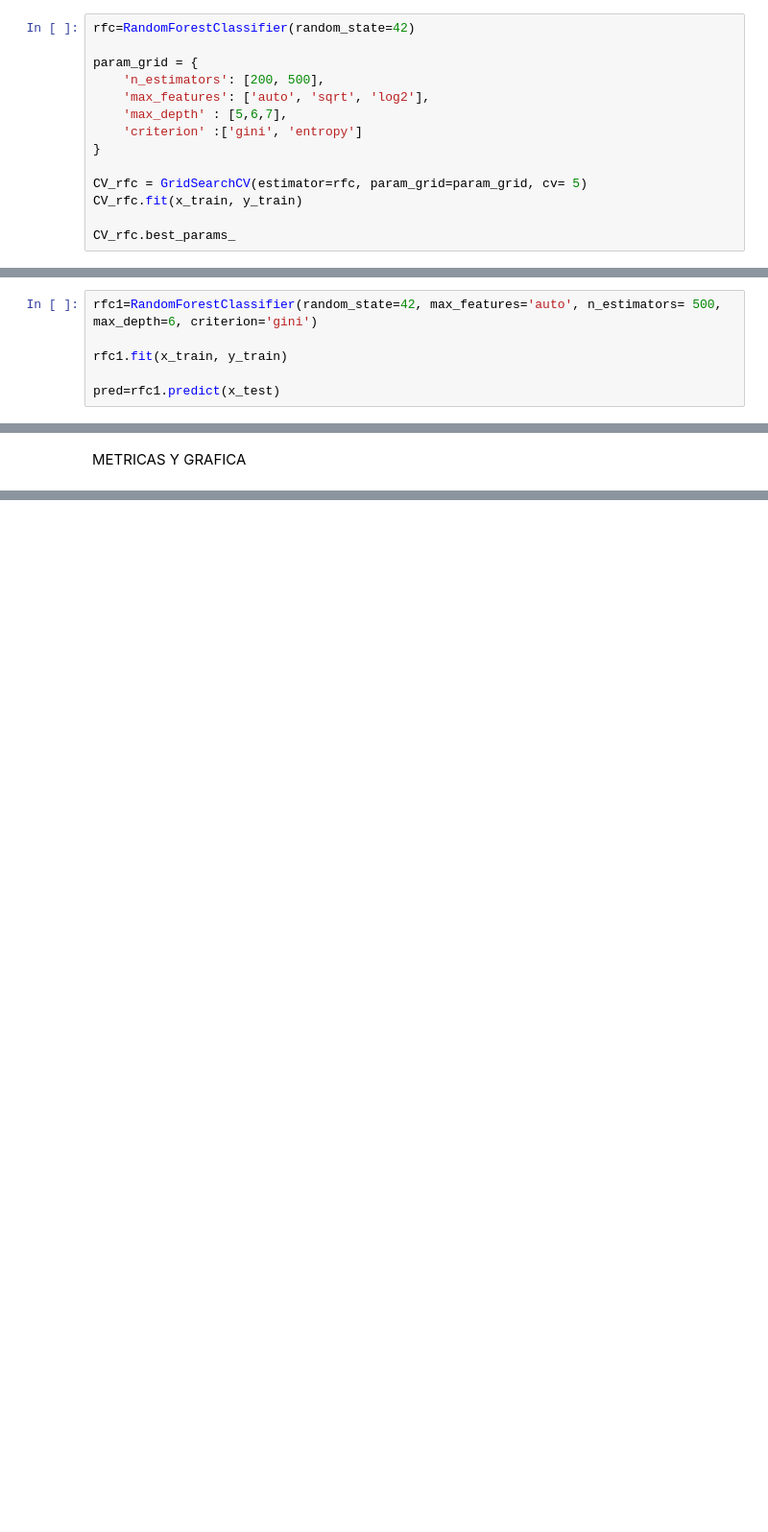
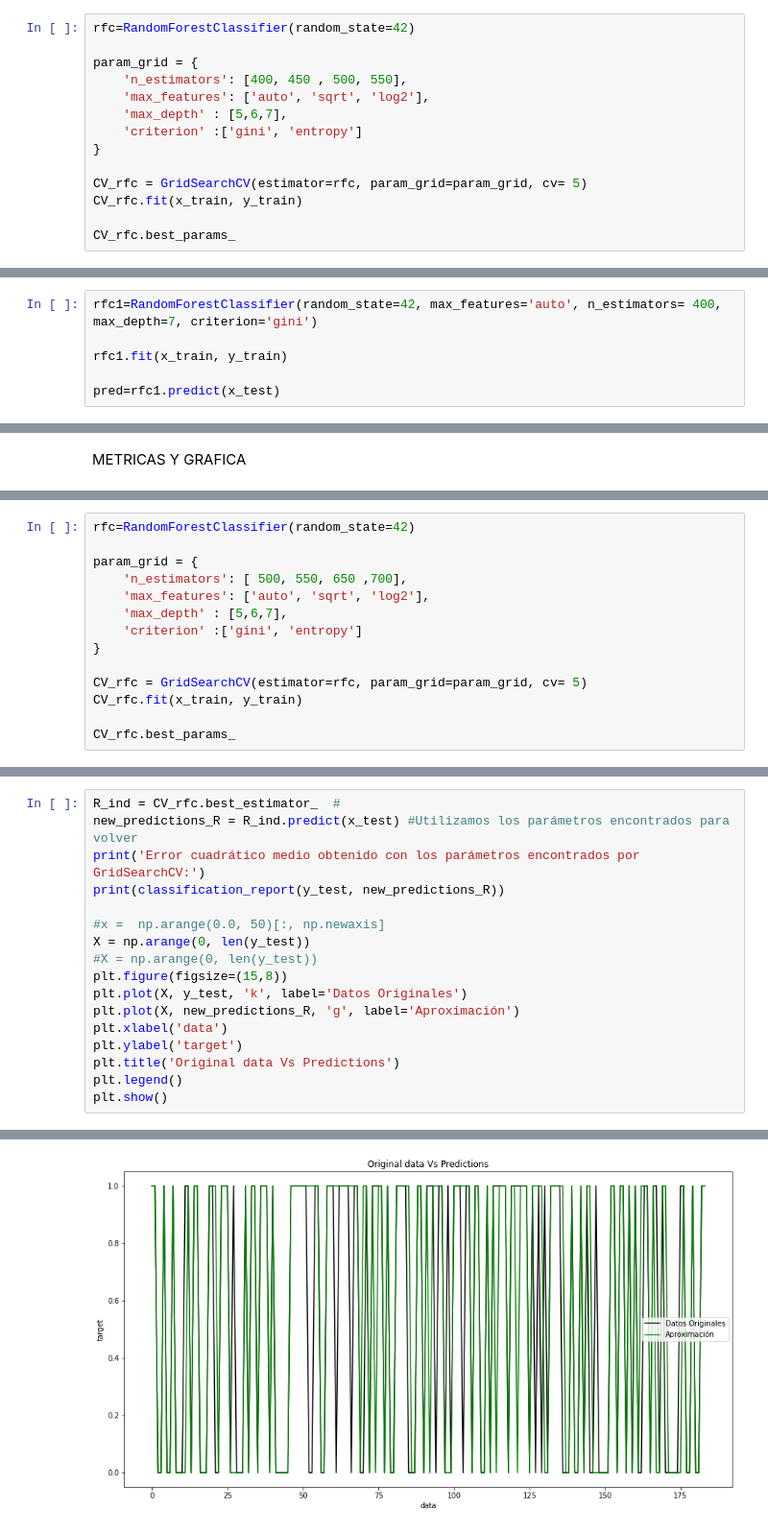
Before and after one commit to jsglen1/IAUnimag, a Jupyter notebook: ImplementacionFinal/Heart_DecisionTree_RandomForest_GridSearchCV.ipynb, the cells around one changed output, grey strips where cells are left out. Shown at 96% size. Saved outputs shown, nothing was run; the diff lists cells and outputs as text; blank space fills up the shorter version.

```diff
--- a/ImplementacionFinal/Heart_DecisionTree_RandomForest_GridSearchCV.ipynb
+++ b/ImplementacionFinal/Heart_DecisionTree_RandomForest_GridSearchCV.ipynb
@@ -346,7 +345,7 @@ GridSearch Buscando los Parametros mas Optimos
 rfc=RandomForestClassifier(random_state=42)
 
 param_grid = {
-    'n_estimators': [200, 500],
+    'n_estimators': [400, 450 , 500, 550],
     'max_features': ['auto', 'sqrt', 'log2'],
     'max_depth' : [5,6,7],
     'criterion' :['gini', 'entropy']
@@ -359,7 +363,7 @@ CV_rfc.best_params_
 # %% [markdown]
 prueba 2 GridSearch
 # %%
-rfc1=RandomForestClassifier(random_state=42, max_features='auto', n_estimators= 500, max_depth=6, criterion='gini')
+rfc1=RandomForestClassifier(random_state=42, max_features='auto', n_estimators= 400, max_depth=7, criterion='gini')
 
 rfc1.fit(x_train, y_train)
 
@@ -394,0 +427,14 @@ plt.show()
+# %%
+rfc=RandomForestClassifier(random_state=42)
+
+param_grid = {
+    'n_estimators': [ 500, 550, 650 ,700],
+    'max_features': ['auto', 'sqrt', 'log2'],
+    'max_depth' : [5,6,7],
+    'criterion' :['gini', 'entropy']
+}
+
+CV_rfc = GridSearchCV(estimator=rfc, param_grid=param_grid, cv= 5)
+CV_rfc.fit(x_train, y_train)
+
+CV_rfc.best_params_
@@ -394,0 +476,18 @@ plt.show()
+# %%
+R_ind = CV_rfc.best_estimator_  #
+new_predictions_R = R_ind.predict(x_test) #Utilizamos los parámetros encontrados para volver
+print('Error cuadrático medio obtenido con los parámetros encontrados por GridSearchCV:')
+print(classification_report(y_test, new_predictions_R))
+
+#x =  np.arange(0.0, 50)[:, np.newaxis]
+X = np.arange(0, len(y_test))
+#X = np.arange(0, len(y_test))
+plt.figure(figsize=(15,8))
+plt.plot(X, y_test, 'k', label='Datos Originales')
+plt.plot(X, new_predictions_R, 'g', label='Aproximación')
+plt.xlabel('data')
+plt.ylabel('target')
+plt.title('Original data Vs Predictions')
+plt.legend()
+plt.show()
+# %% [output]
@@ -394,0 +503 @@ plt.show()
+[figure, added]
```
Also changed, not shown: parts of 12 cells of this notebook, 3 other files.
